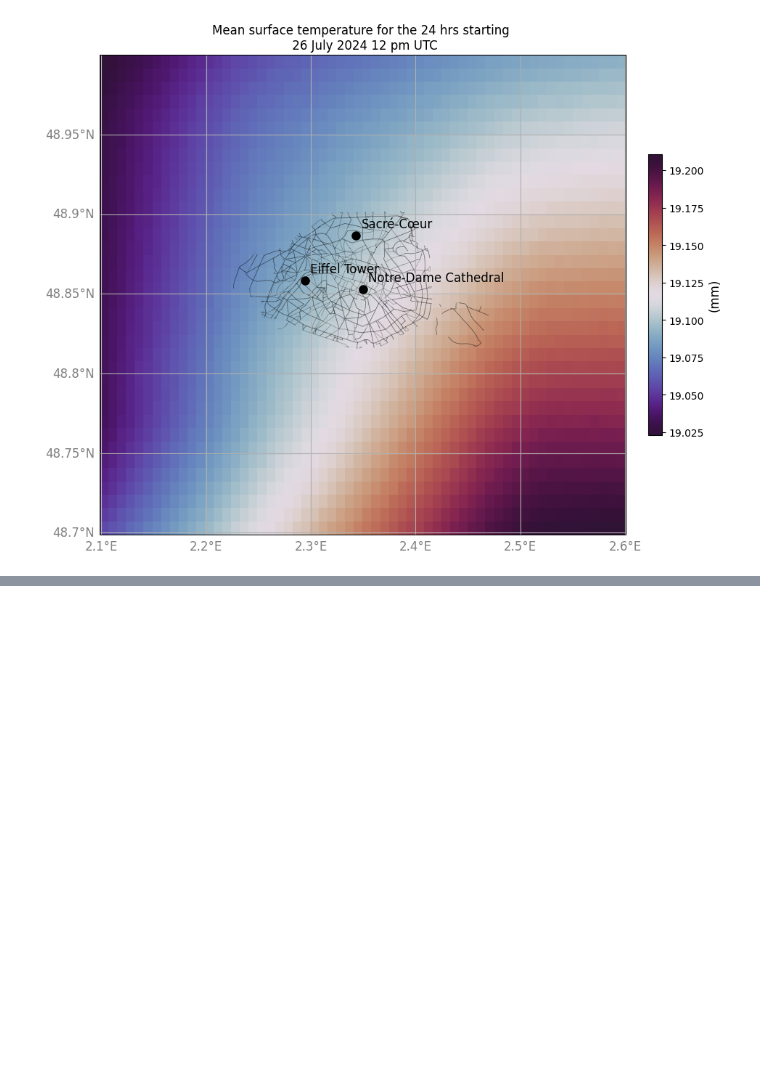
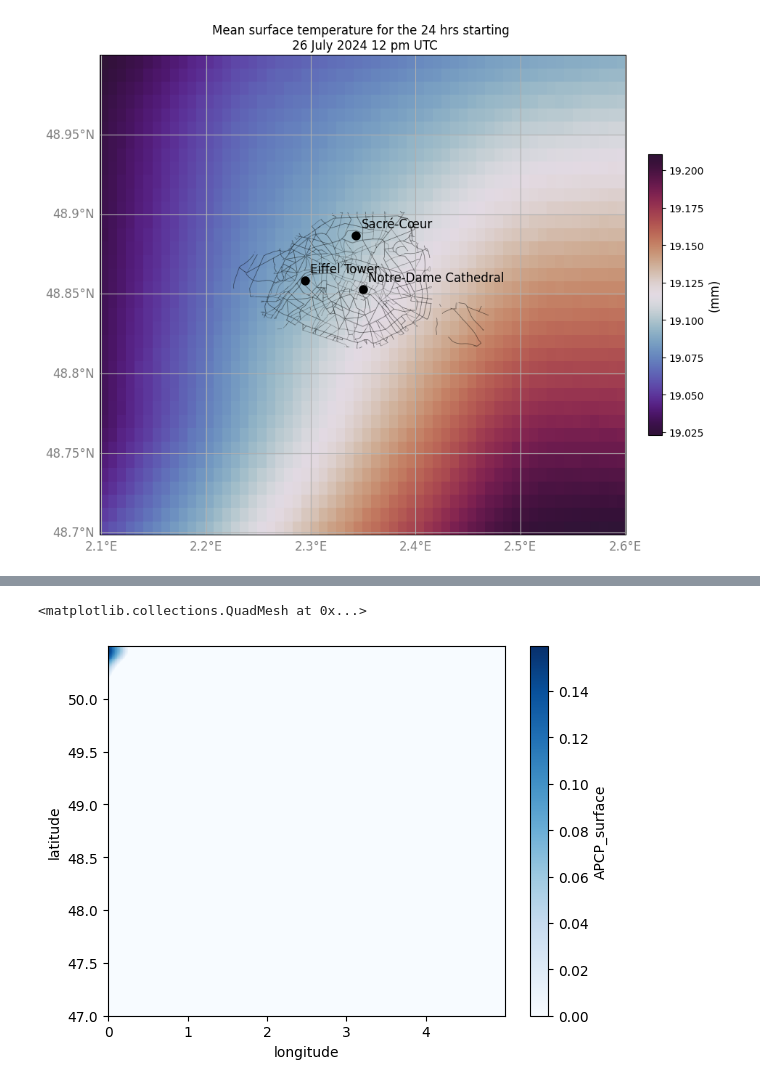
Before and after one commit to manmeet3591/ut_paris, a Jupyter notebook: src/analysis_after_inference.ipynb, the cells around one changed output, grey strips where cells are left out. Saved outputs shown, nothing was run; the diff lists cells and outputs as text; code cells hidden in the pictures; blank space fills up the shorter version.

```diff
--- a/src/analysis_after_inference.ipynb
+++ b/src/analysis_after_inference.ipynb
@@ -1178,0 +1194,5 @@ ds_pred.isel(latitude=slice(50,-50)).isel(longitude=slice(50,-50)).UGRD_10mabove
+# %%
+ds_pred.APCP_surface.sum(dim='time').plot(cmap='Blues')
+# %% [output]
+<matplotlib.collections.QuadMesh at 0x...>
+[figure, added]
```
Also changed, not shown: parts of 23 cells of this notebook.
